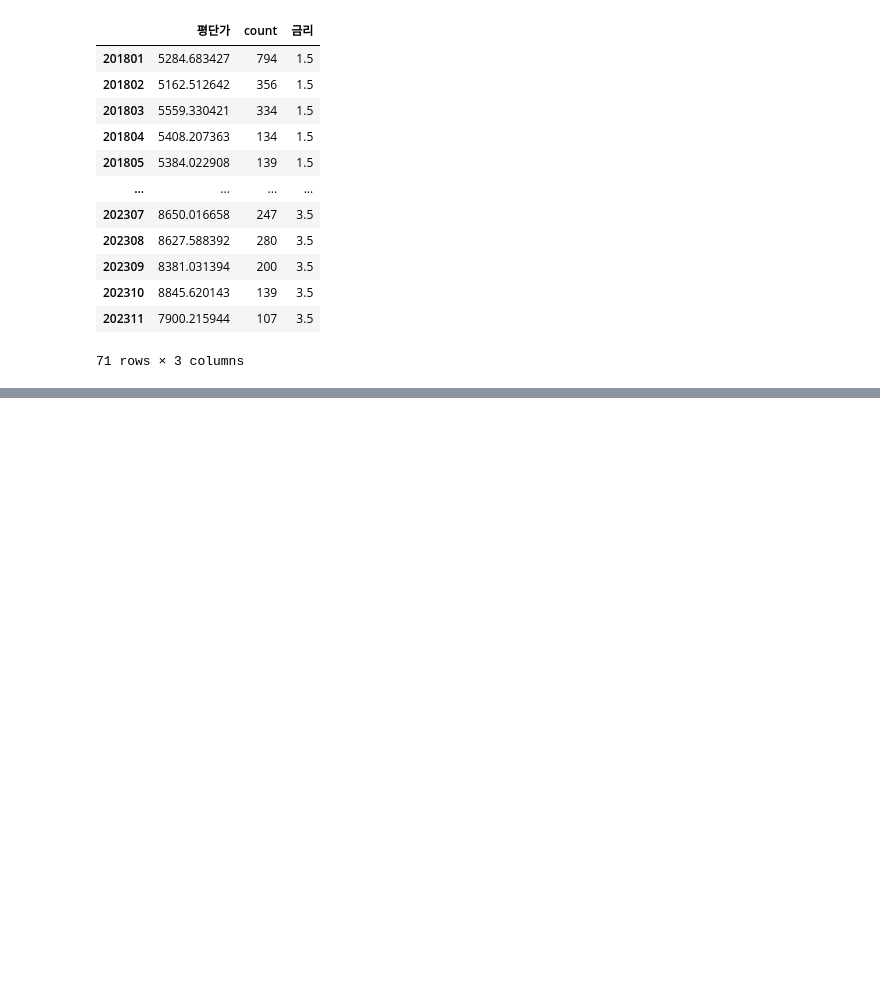
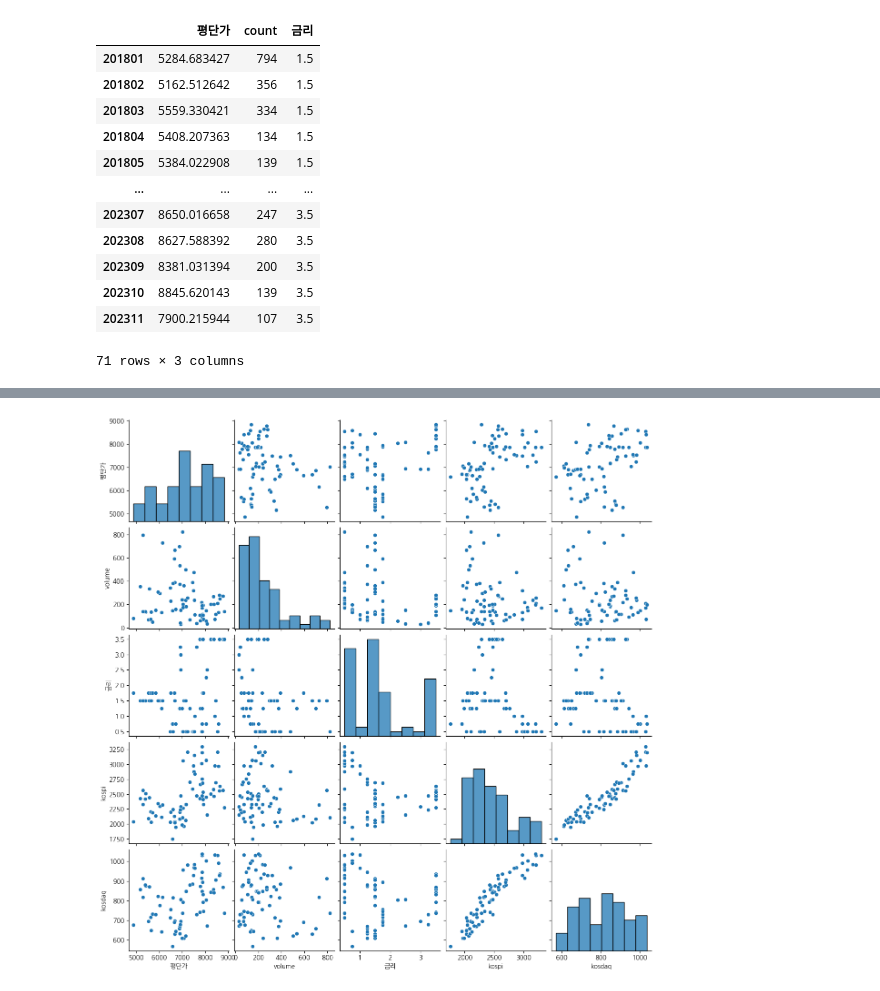
Before and after one commit to Elderman-91/green_team_project_1, a Jupyter notebook: mj2.ipynb, the cells around one changed output, grey strips where cells are left out. Cells and saved outputs as stored; diff of their text form; code cells hidden in the pictures; blank space fills up the shorter version.

```diff
--- a/mj2.ipynb
+++ b/mj2.ipynb
@@ -150,0 +166,5 @@ final_final_df.to_csv("data/completed_gangnam.csv", encoding='utf-8')
+# %%
+sns.pairplot(final_final_df) # markers는 hue를지정했을 경우에만 사용 가능하며 hue에 지정된 컬럼의 데이터 범주의 개수와 일치
+plt.show()
+# %% [output]
+[figure, added]
```
Also changed, not shown: parts of 3 cells of this notebook, 1 other file.
